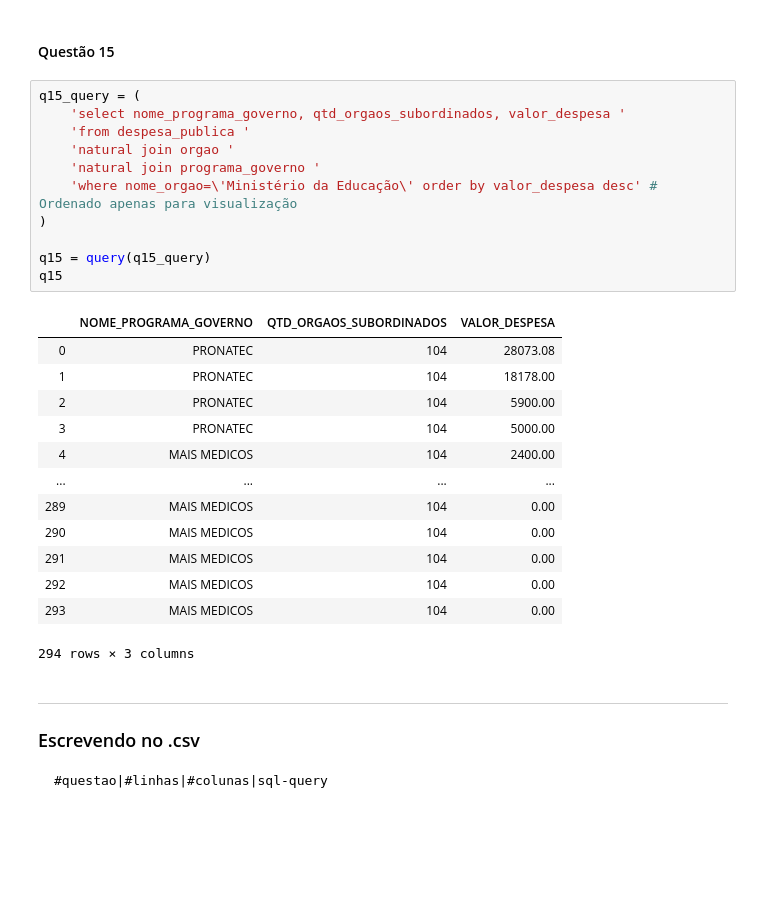
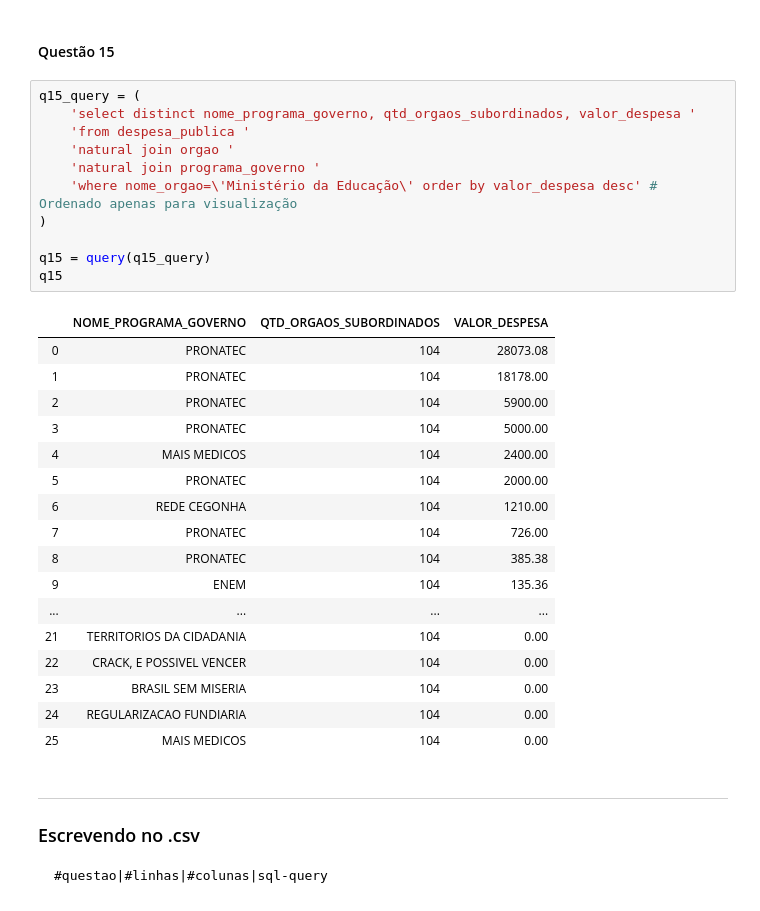
Before and after one commit to marcotmotta/ibd_20192, a Jupyter notebook: TP1/TP1.ipynb, the cells around one changed output. Drawn from its saved outputs; the diff is of its cells as text; blank space fills up the shorter version.

```diff
--- a/TP1/TP1.ipynb
+++ b/TP1/TP1.ipynb
@@ -278,29 +273,33 @@ q14
 #### Questão 15
 # %%
 q15_query = (
-    'select nome_programa_governo, qtd_orgaos_subordinados, valor_despesa '
+    'select distinct nome_programa_governo, qtd_orgaos_subordinados, valor_despesa '
     'from despesa_publica '
     'natural join orgao '
     'natural join programa_governo '
     'where nome_orgao=\'Ministério da Educação\' order by valor_despesa desc' # Ordenado apenas para visualização
 )
 
 q15 = query(q15_query)
 q15
 # %% [output]
 |  | NOME_PROGRAMA_GOVERNO | QTD_ORGAOS_SUBORDINADOS | VALOR_DESPESA |
 | 0 | PRONATEC | 104 | 28073.08 |
 | 1 | PRONATEC | 104 | 18178.00 |
 | 2 | PRONATEC | 104 | 5900.00 |
 | 3 | PRONATEC | 104 | 5000.00 |
 | 4 | MAIS MEDICOS | 104 | 2400.00 |
+| 5 | PRONATEC | 104 | 2000.00 |
+| 6 | REDE CEGONHA | 104 | 1210.00 |
+| 7 | PRONATEC | 104 | 726.00 |
+| 8 | PRONATEC | 104 | 385.38 |
+| 9 | ENEM | 104 | 135.36 |
 | ... | ... | ... | ... |
-| 289 | MAIS MEDICOS | 104 | 0.00 |
-| 290 | MAIS MEDICOS | 104 | 0.00 |
-| 291 | MAIS MEDICOS | 104 | 0.00 |
-| 292 | MAIS MEDICOS | 104 | 0.00 |
-| 293 | MAIS MEDICOS | 104 | 0.00 |
+| 21 | TERRITORIOS DA CIDADANIA | 104 | 0.00 |
+| 22 | CRACK, E POSSIVEL VENCER | 104 | 0.00 |
+| 23 | BRASIL SEM MISERIA | 104 | 0.00 |
+| 24 | REGULARIZACAO FUNDIARIA | 104 | 0.00 |
+| 25 | MAIS MEDICOS | 104 | 0.00 |
-294 rows × 3 columns
 # %% [markdown]
 ---
 ### Escrevendo no .csv
```
Also changed, not shown: parts of 4 cells of this notebook, 1 other file.
